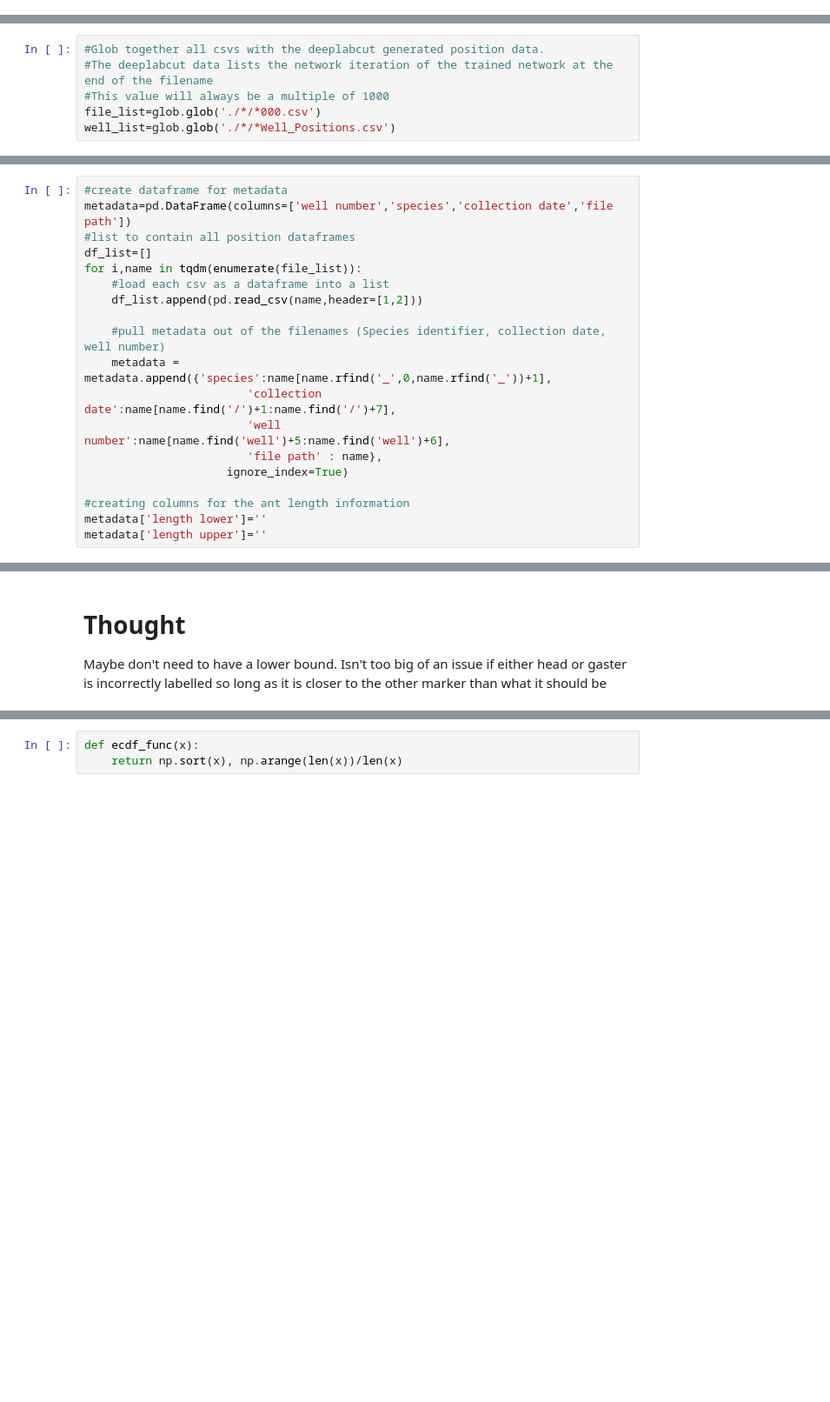
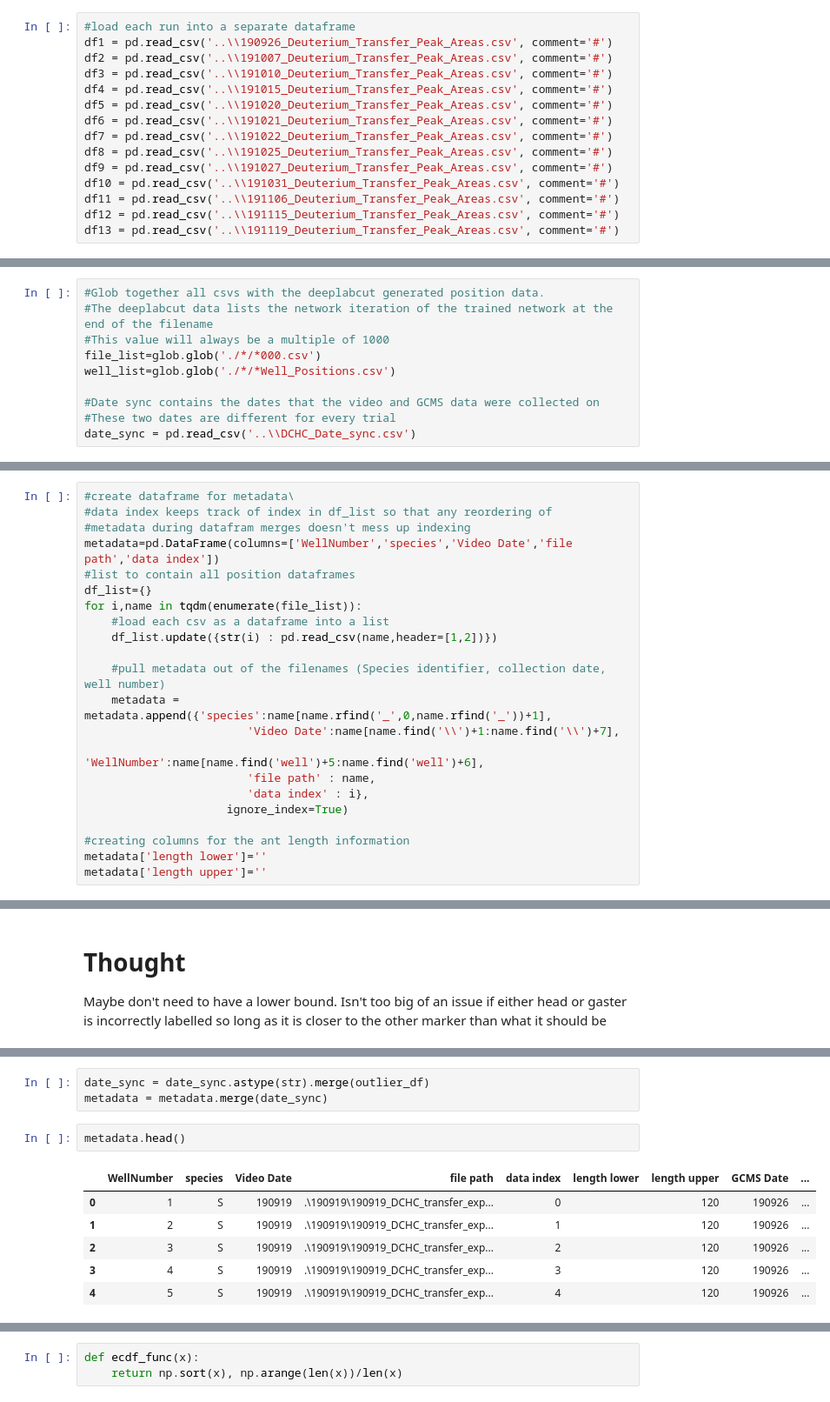
Before and after one commit to Tomnaragon/DCHC_transfer_Experiment, a Jupyter notebook: Deeplabcut_data/Movement_processing.ipynb, the cells around one changed output, grey strips where cells are left out. Shown at 87% size. Drawn from its saved outputs; the diff is of its cells as text; blank space fills up the shorter version.

```diff
--- a/Deeplabcut_data/Movement_processing.ipynb
+++ b/Deeplabcut_data/Movement_processing.ipynb
@@ -17,3 +18,18 @@ bokeh.io.output_notebook()
 # %% [output]
 Loading BokehJS ...
 [interactive output not drawn]
+# %%
+#load each run into a separate dataframe
+df1 = pd.read_csv('..\\190926_Deuterium_Transfer_Peak_Areas.csv', comment='#')
+df2 = pd.read_csv('..\\191007_Deuterium_Transfer_Peak_Areas.csv', comment='#')
+df3 = pd.read_csv('..\\191010_Deuterium_Transfer_Peak_Areas.csv', comment='#')
+df4 = pd.read_csv('..\\191015_Deuterium_Transfer_Peak_Areas.csv', comment='#')
+df5 = pd.read_csv('..\\191020_Deuterium_Transfer_Peak_Areas.csv', comment='#')
+df6 = pd.read_csv('..\\191021_Deuterium_Transfer_Peak_Areas.csv', comment='#')
+df7 = pd.read_csv('..\\191022_Deuterium_Transfer_Peak_Areas.csv', comment='#')
+df8 = pd.read_csv('..\\191025_Deuterium_Transfer_Peak_Areas.csv', comment='#')
+df9 = pd.read_csv('..\\191027_Deuterium_Transfer_Peak_Areas.csv', comment='#')
+df10 = pd.read_csv('..\\191031_Deuterium_Transfer_Peak_Areas.csv', comment='#')
+df11 = pd.read_csv('..\\191106_Deuterium_Transfer_Peak_Areas.csv', comment='#')
+df12 = pd.read_csv('..\\191115_Deuterium_Transfer_Peak_Areas.csv', comment='#')
+df13 = pd.read_csv('..\\191119_Deuterium_Transfer_Peak_Areas.csv', comment='#')
@@ -23,6 +66,10 @@ Loading BokehJS ...
 #This value will always be a multiple of 1000
 file_list=glob.glob('./*/*000.csv')
 well_list=glob.glob('./*/*Well_Positions.csv')
+
+#Date sync contains the dates that the video and GCMS data were collected on
+#These two dates are different for every trial
+date_sync = pd.read_csv('..\\DCHC_Date_sync.csv')
 # %%
 file_list[:10]
 # %% [output]
@@ -83,18 +125,21 @@ well_df
 330 rows × 5 columns
 # %%
-#create dataframe for metadata
-metadata=pd.DataFrame(columns=['well number','species','collection date','file path'])
+#create dataframe for metadata\
+#data index keeps track of index in df_list so that any reordering of
+#metadata during datafram merges doesn't mess up indexing
+metadata=pd.DataFrame(columns=['WellNumber','species','Video Date','file path','data index'])
 #list to contain all position dataframes
-df_list=[]
+df_list={}
 for i,name in tqdm(enumerate(file_list)):
     #load each csv as a dataframe into a list
-    df_list.append(pd.read_csv(name,header=[1,2]))
+    df_list.update({str(i) : pd.read_csv(name,header=[1,2])})
 
     #pull metadata out of the filenames (Species identifier, collection date, well number)
     metadata = metadata.append({'species':name[name.rfind('_',0,name.rfind('_'))+1],
-                        'collection date':name[name.find('/')+1:name.find('/')+7],
-                        'well number':name[name.find('well')+5:name.find('well')+6],
-                        'file path' : name},
+                        'Video Date':name[name.find('\\')+1:name.find('\\')+7],
+                        'WellNumber':name[name.find('well')+5:name.find('well')+6],
+                        'file path' : name,
+                        'data index' : i},
                      ignore_index=True)
 
 #creating columns for the ant length information
@@ -185,0 +245,12 @@ metadata.head()
+# %%
+date_sync = date_sync.astype(str).merge(outlier_df)
+metadata = metadata.merge(date_sync)
+# %%
+metadata.head()
+# %% [output]
+|  | WellNumber | species | Video Date | file path | data index | length lower | length upper | GCMS Date | ... |
+| 0 | 1 | S | 190919 | .\190919\190919_DCHC_transfer_exp... | 0 |  | 120 | 190926 | ... |
+| 1 | 2 | S | 190919 | .\190919\190919_DCHC_transfer_exp... | 1 |  | 120 | 190926 | ... |
+| 2 | 3 | S | 190919 | .\190919\190919_DCHC_transfer_exp... | 2 |  | 120 | 190926 | ... |
+| 3 | 4 | S | 190919 | .\190919\190919_DCHC_transfer_exp... | 3 |  | 120 | 190926 | ... |
+| 4 | 5 | S | 190919 | .\190919\190919_DCHC_transfer_exp... | 4 |  | 120 | 190926 | ... |
```
Also changed, not shown: parts of 39 cells of this notebook, 1 other file.
